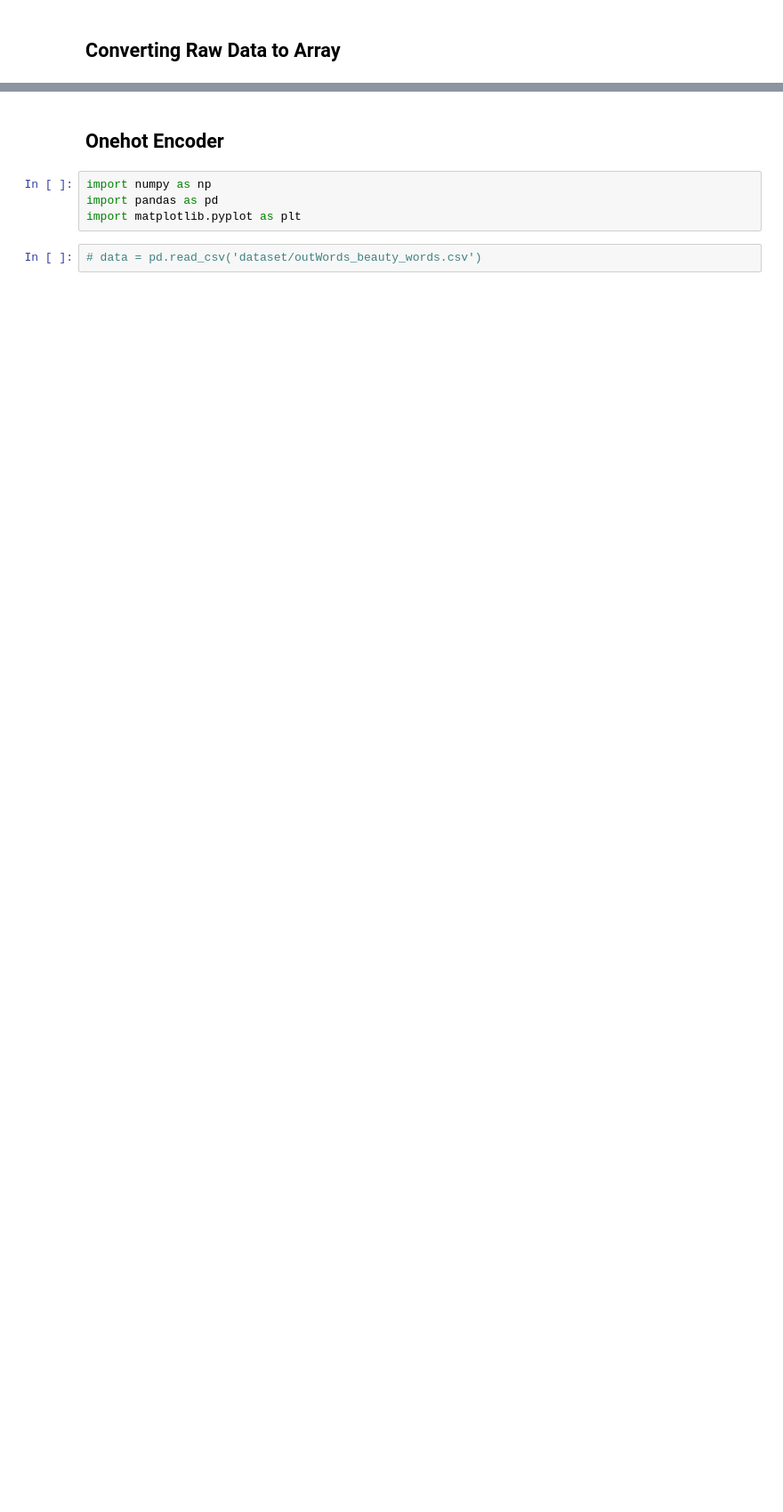
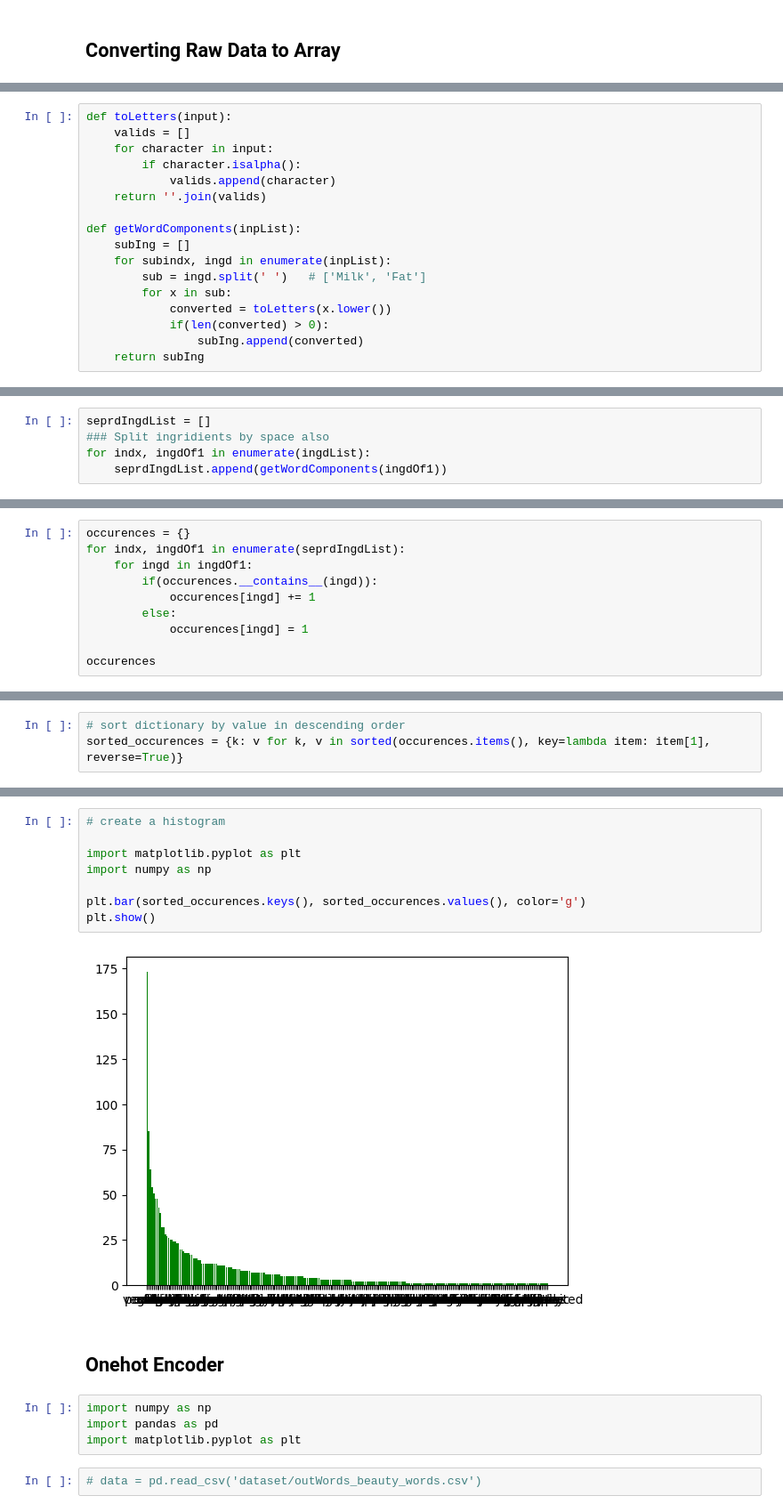
Before and after one commit to aharnishp/InsightScan-ML, a Jupyter notebook: data-cleaning/ML_onehot.ipynb, the cells around one changed output, grey strips where cells are left out. Shown: that part at 89% size. Drawn from its saved outputs; the diff is of its cells as text; blank space fills up the shorter version.

```diff
--- a/data-cleaning/ML_onehot.ipynb
+++ b/data-cleaning/ML_onehot.ipynb
@@ -50,0 +77,17 @@ print(ingdList)
+# %%
+def toLetters(input):
+    valids = []
+    for character in input:
+        if character.isalpha():
+            valids.append(character)
+    return ''.join(valids)
+
+def getWordComponents(inpList):
+    subIng = []
+    for subindx, ingd in enumerate(inpList):
+        sub = ingd.split(' ')   # ['Milk', 'Fat']
+        for x in sub:
+            converted = toLetters(x.lower())
+            if(len(converted) > 0):
+                subIng.append(converted)
+    return subIng
@@ -50,0 +96,5 @@ print(ingdList)
+# %%
+seprdIngdList = []
+### Split ingridients by space also
+for indx, ingdOf1 in enumerate(ingdList):
+    seprdIngdList.append(getWordComponents(ingdOf1))
@@ -50,0 +123,10 @@ print(ingdList)
+# %%
+occurences = {}
+for indx, ingdOf1 in enumerate(seprdIngdList):
+    for ingd in ingdOf1:
+        if(occurences.__contains__(ingd)):
+            occurences[ingd] += 1
+        else:
+            occurences[ingd] = 1
+
+occurences
@@ -50,0 +155,3 @@ print(ingdList)
+# %%
+# sort dictionary by value in descending order
+sorted_occurences = {k: v for k, v in sorted(occurences.items(), key=lambda item: item[1], reverse=True)}
@@ -51,3 +193,13 @@ print(ingdList)
+# %%
+# create a histogram
+
+import matplotlib.pyplot as plt
+import numpy as np
+
+plt.bar(sorted_occurences.keys(), sorted_occurences.values(), color='g')
+plt.show()
+# %% [output]
+[figure, added]
 # %% [markdown]
 ## Onehot Encoder
 # %%
```
Also changed, not shown: parts of 15 cells of this notebook, 1 other file.
